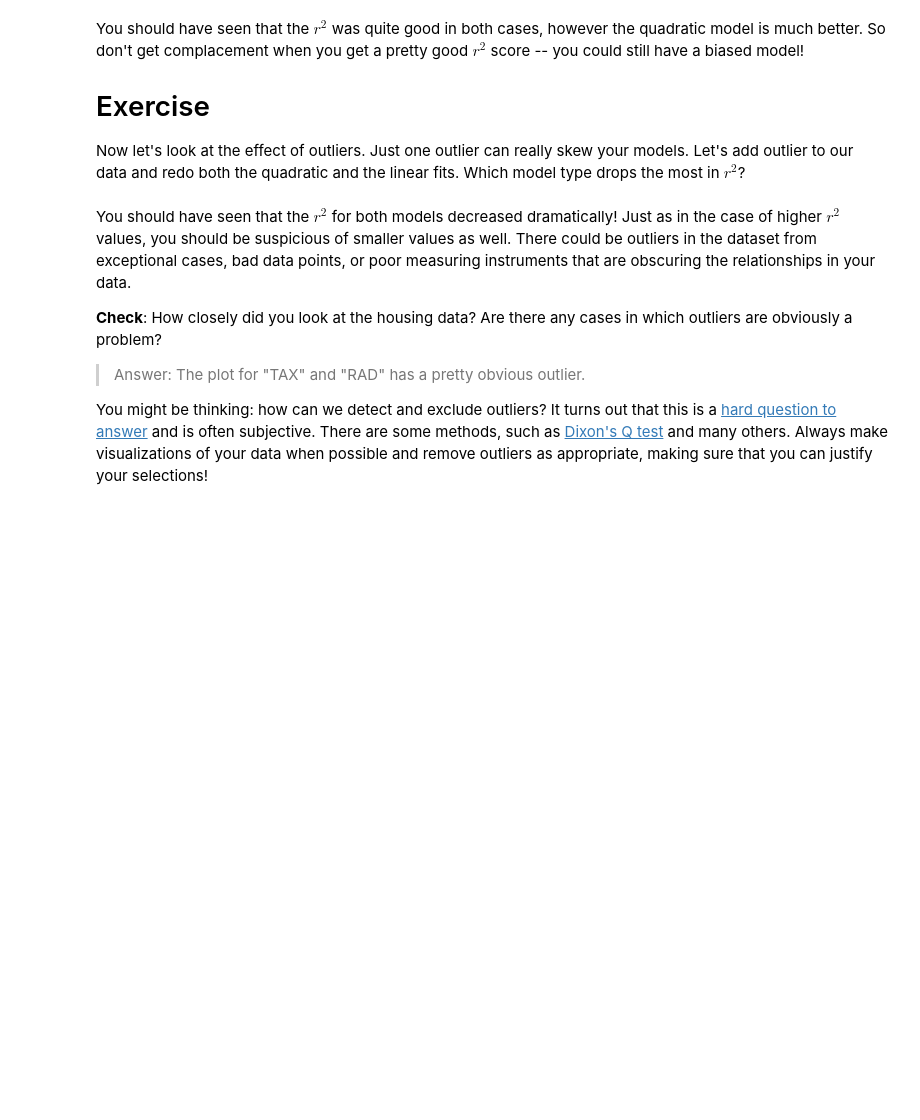
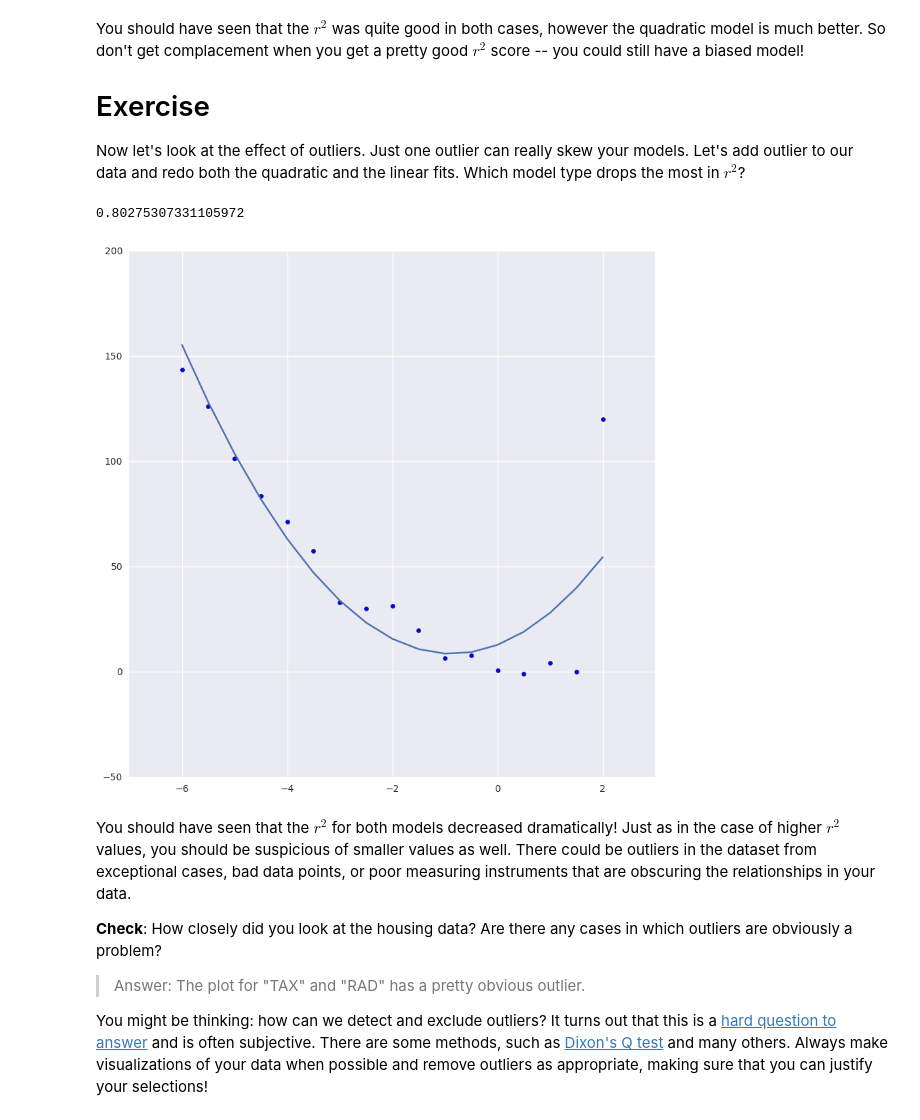
Before and after one commit to prerana123/dsi-prerana, a Jupyter notebook: week-03/2.2-lab/code/starter-code/W3-Lab2.2-Starter.ipynb, the cells around one changed output. Cells and saved outputs as stored; diff of their text form; code cells hidden in the pictures; blank space fills up the shorter version.

```diff
--- a/week-03/2.2-lab/code/starter-code/W3-Lab2.2-Starter.ipynb
+++ b/week-03/2.2-lab/code/starter-code/W3-Lab2.2-Starter.ipynb
@@ -204,3 +259,20 @@ ys.append(120)
+# %%
+xs.append(2)
+ys.append(120)
+coef = np.polyfit(xs, ys, deg=2)
+# polyvals gives us the polynomial function for these coefficients
+predictions = np.polyval(coef, xs)
+
+# Let's plot the model
+plt.scatter(xs, ys)
+plt.plot(xs, predictions)
+#sns.regplot(xs, predictions)
+# Here's another way to get r^2 from scipy
+from sklearn import metrics
+metrics.r2_score(ys, predictions)
+# %% [output]
+0.80275307331105972
+[figure, added]
 # %%
 # Repeat the Quadratic fit
 # %%
```
Also changed, not shown: parts of 7 cells of this notebook, 23 other files.
